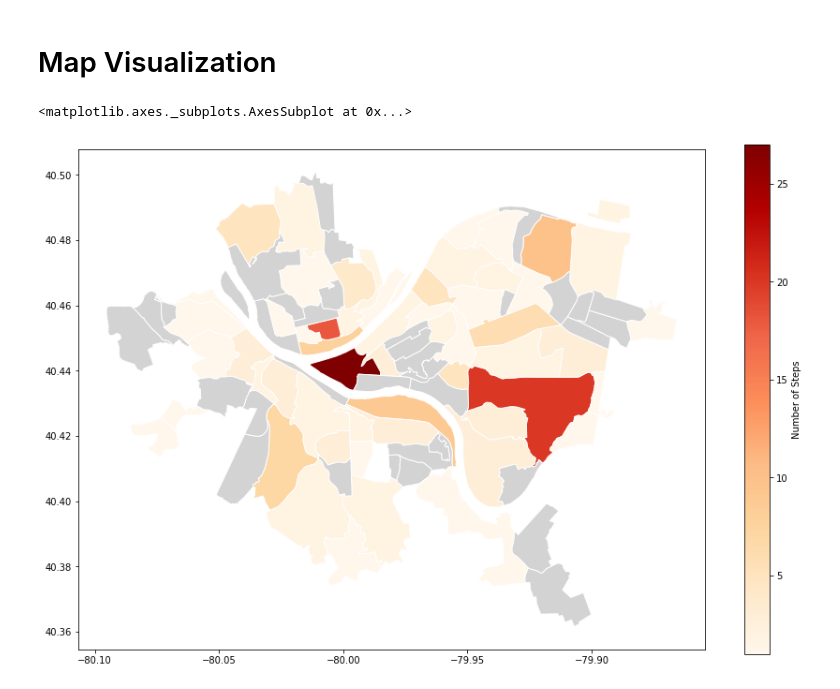
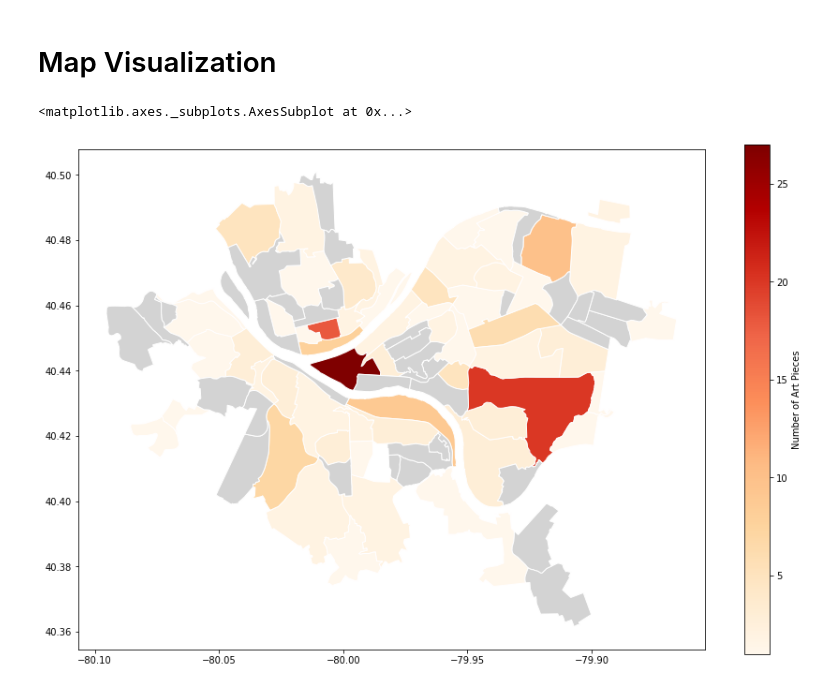
Before and after one commit to chris-mohri/finalProject0010, a Jupyter notebook: publicArt.ipynb, the cells around one changed output. Drawn from its saved outputs; the diff is of its cells as text; code cells hidden in the pictures.

```diff
--- a/publicArt.ipynb
+++ b/publicArt.ipynb
@@ -64,20 +49,20 @@ Manchester
 # %%
 neighborhoods = geopandas.read_file("Neighborhoods/Neighborhoods_.shp") # read in the shapefile
 
 
 # merges shape file and data frame
 map2 = neighborhoods.merge(df, how='left', left_on='hood', right_on='Neighborhood')
 
 
 # draw a choropleth map using data
 map2.plot(column='Public Art', # set the data to be used for coloring
                cmap='OrRd',              # choose a color palette
                edgecolor="white",        # outline the districts in white
                legend=True,              # show the legend
-               legend_kwds={'label': "Number of Steps"}, # label the legend
+               legend_kwds={'label': "Number of Art Pieces"}, # label the legend
                figsize=(15, 10),         # set the size
                missing_kwds={"color": "lightgrey"} # set disctricts with no data to gray
                )
 # %% [output]
 <matplotlib.axes._subplots.AxesSubplot at 0x...>
-[figure, old version]
+[figure, new version]
```
Also changed, not shown: parts of 18 cells of this notebook.
